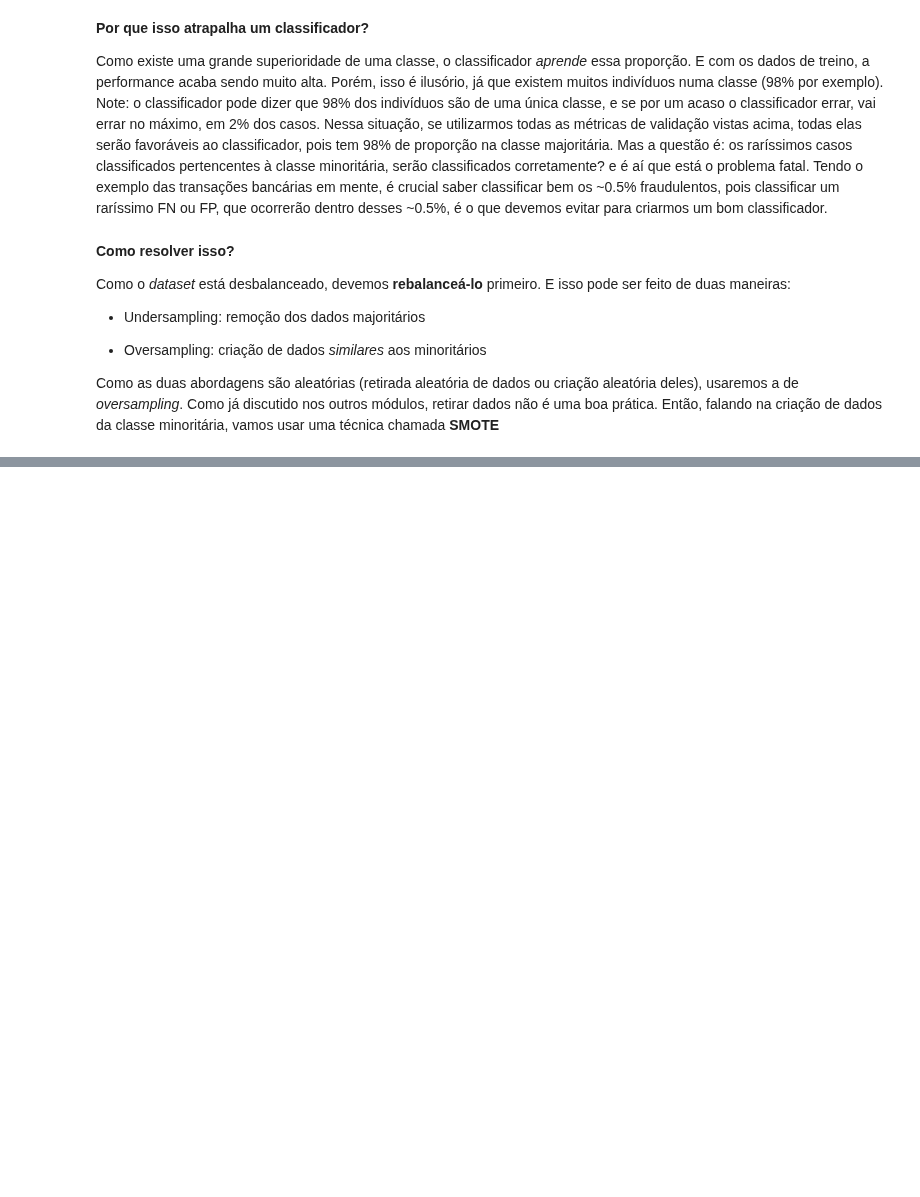
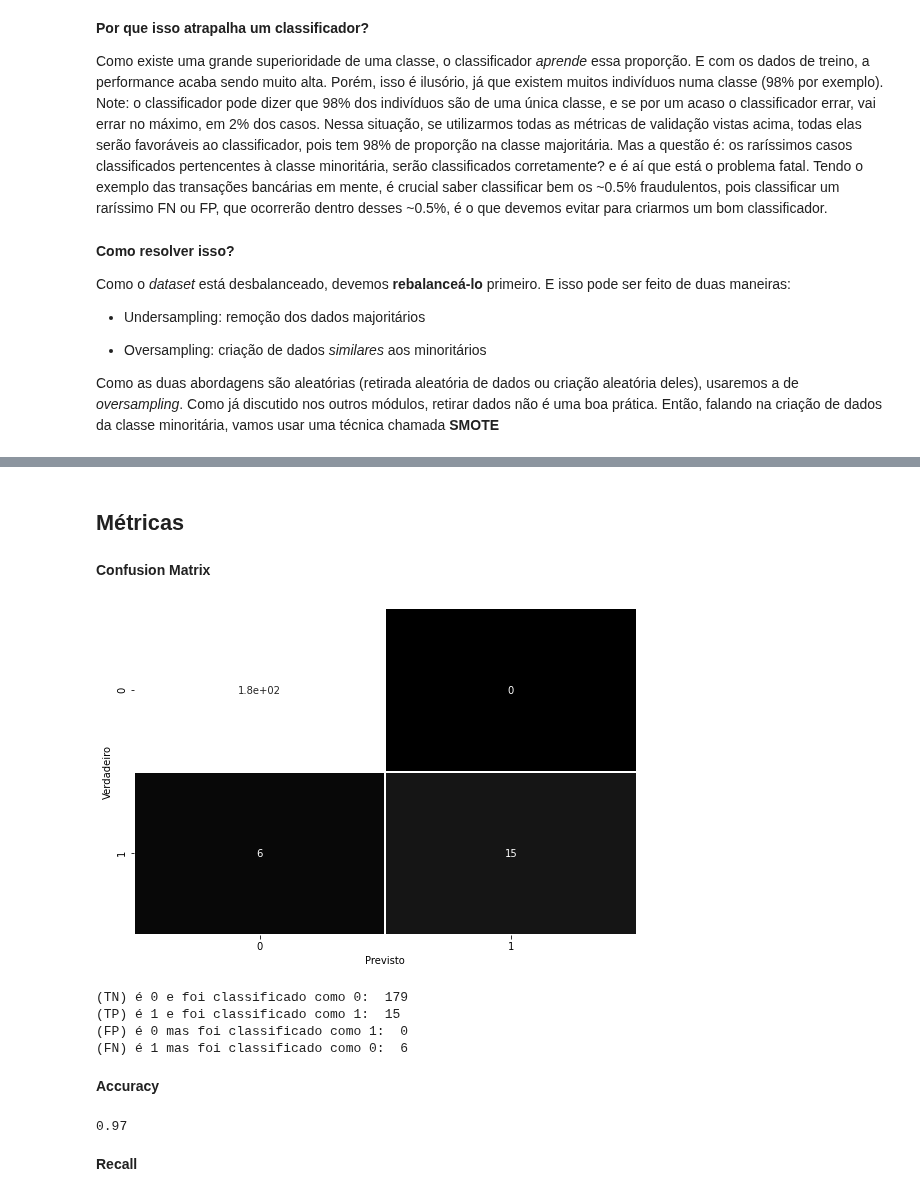
Before and after one commit to mikaelcordeiro/semanas, a Jupyter notebook: semana9/semana_9.ipynb, the cells around one changed output, grey strips where cells are left out. Drawn from its saved outputs; the diff is of its cells as text; code cells hidden in the pictures; blank space fills up the shorter version.

```diff
--- a/semana9/semana_9.ipynb
+++ b/semana9/semana_9.ipynb
@@ -1110,0 +1182,2 @@ Como as duas abordagens são aleatórias (retirada aleatória de dados ou criaç
+# %%
+x_treino_desb, x_teste_desb, y_treino_desb, y_teste_desb = train_test_split(x, y, test_size=.2)
@@ -1110,0 +1192,18 @@ Como as duas abordagens são aleatórias (retirada aleatória de dados ou criaç
+# %%
+previsto_log_desb = reg_log.predict(x_teste_desb)
+# %% [markdown]
+## Métricas
+# %% [markdown]
+**Confusion Matrix**
+# %%
+plt.figure(figsize=(9, 6))
+sns.heatmap(confusion_matrix(y_pred=previsto_log_desb, y_true=y_teste_desb),
+            annot=True,
+            cmap='gray',
+            linewidths=.7,
+            cbar=False)
+plt.xlabel('Previsto')
+plt.ylabel('Verdadeiro')
+plt.show()
+# %% [output]
+[figure, added]
@@ -1110,0 +1212,18 @@ Como as duas abordagens são aleatórias (retirada aleatória de dados ou criaç
+# %%
+print(f'(TN) é 0 e foi classificado como 0: ', TN_log_desb)
+print(f'(TP) é 1 e foi classificado como 1: ', TP_log_desb)
+print(f'(FP) é 0 mas foi classificado como 1: ', FP_log_desb)
+print(f'(FN) é 1 mas foi classificado como 0: ', FN_log_desb)
+# %% [output]
+(TN) é 0 e foi classificado como 0:  179
+(TP) é 1 e foi classificado como 1:  15
+(FP) é 0 mas foi classificado como 1:  0
+(FN) é 1 mas foi classificado como 0:  6
+# %% [markdown]
+**Accuracy**
+# %%
+accuracy_score(y_pred=previsto_log_desb, y_true=y_teste_desb)
+# %% [output]
+0.97
+# %% [markdown]
+**Recall**
```
Also changed, not shown: parts of 81 cells of this notebook.
